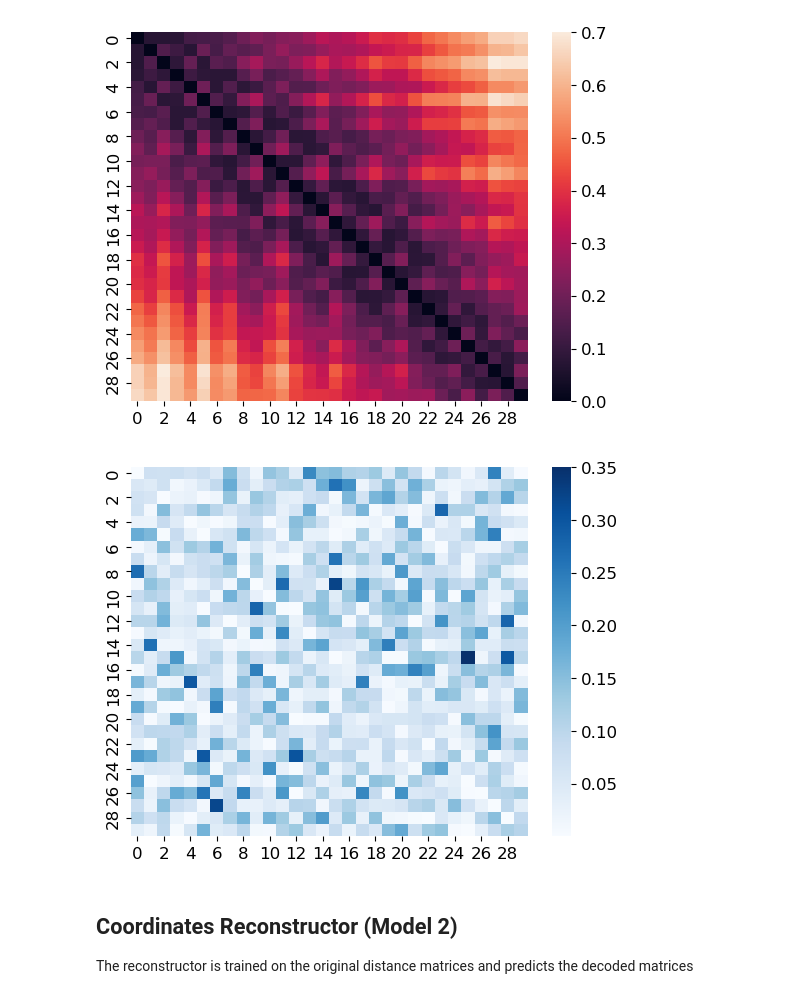
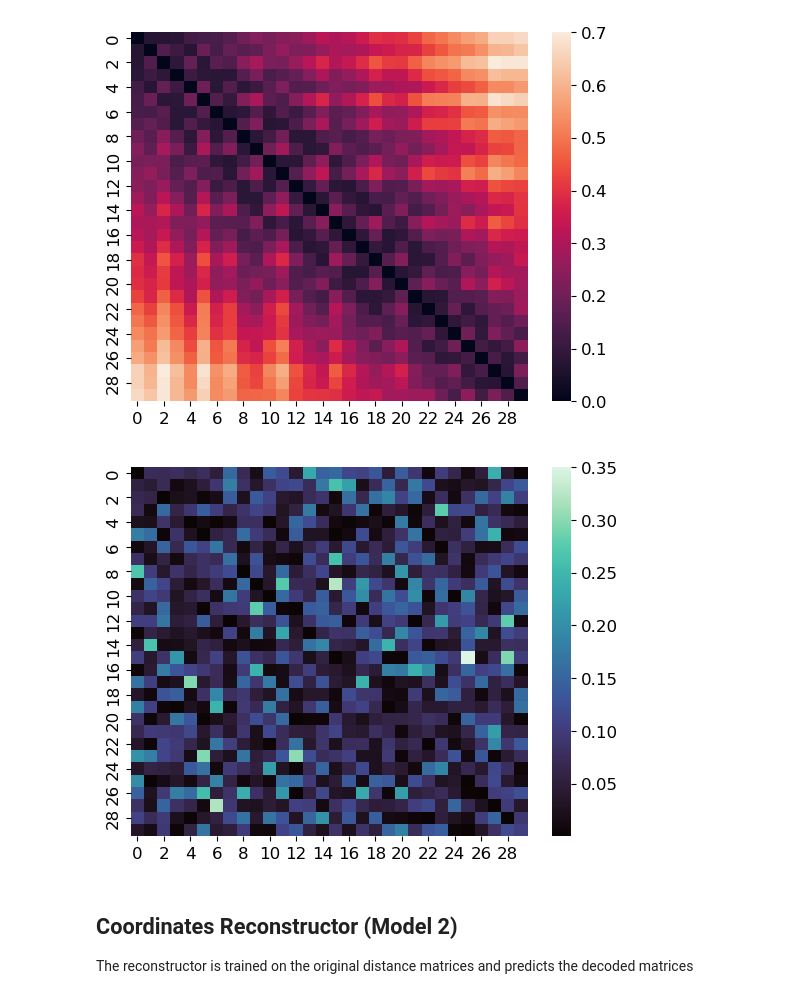
Before and after one commit to group9ine/variational-autoencoders, a Jupyter notebook: DistMatConv2D.ipynb, the cells around one changed output. Saved outputs shown, nothing was run; the diff lists cells and outputs as text; code cells hidden in the pictures.

```diff
--- a/DistMatConv2D.ipynb
+++ b/DistMatConv2D.ipynb
@@ -375,10 +377,10 @@ sns.heatmap(data=df2);
 # %% [output]
 [figure]
-# %%
-df3 = pd.DataFrame(abs(testset_mat[ind]-decoded_test[ind]))
-sns.heatmap(data=df3, cmap="Blues");
-# %% [output]
-[figure, removed]
+# %%
+df3 = pd.DataFrame(abs(testset_mat[ind]-decoded_test[ind]))
+sns.heatmap(data=df3, cmap="mako");
+# %% [output]
+[figure, added]
 # %% [markdown]
 ## Coordinates Reconstructor (Model 2)
 The reconstructor is trained on the original distance matrices and predicts the decoded matrices
```
Also changed, not shown: parts of 22 cells of this notebook.
